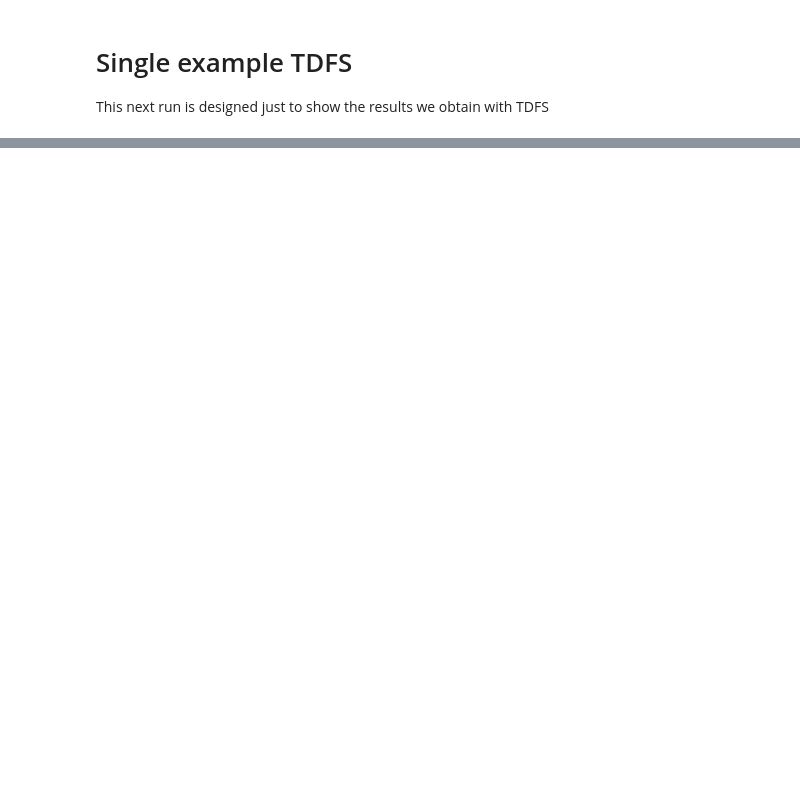
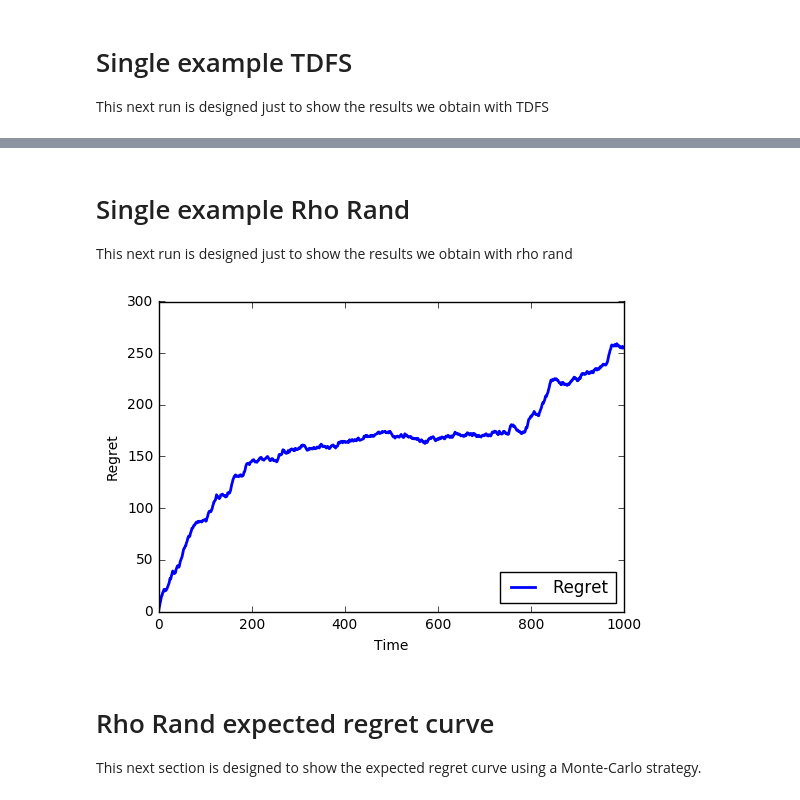
Before and after one commit to zaccharieramzi/rl-project, a Jupyter notebook: benchmark.ipynb, the cells around one changed output, grey strips where cells are left out. Saved outputs shown, nothing was run; the diff lists cells and outputs as text; code cells hidden in the pictures; blank space fills up the shorter version.

Commit message:
added rho rand to benchmark

```diff
--- a/benchmark.ipynb
+++ b/benchmark.ipynb
@@ -40,0 +42,12 @@ regret_plt(best_arms_mean, expected_rewards, upper_bound=upper_bound)
+# %% [markdown]
+# Single example Rho Rand
+This next run is designed just to show the results we obtain with rho rand
+# %%
+total_rewards_rho_rand = rho_rand_routine(n_users, n_arms, t_horizon, arm_means, alg='ucb')
+# %%
+regret_plt(best_arms_mean, total_rewards_rho_rand)
+# %% [output]
+[figure, added]
+# %% [markdown]
+# Rho Rand expected regret curve
+This next section is designed to show the expected regret curve using a Monte-Carlo strategy.
```
Also changed, not shown: parts of 12 cells of this notebook.
